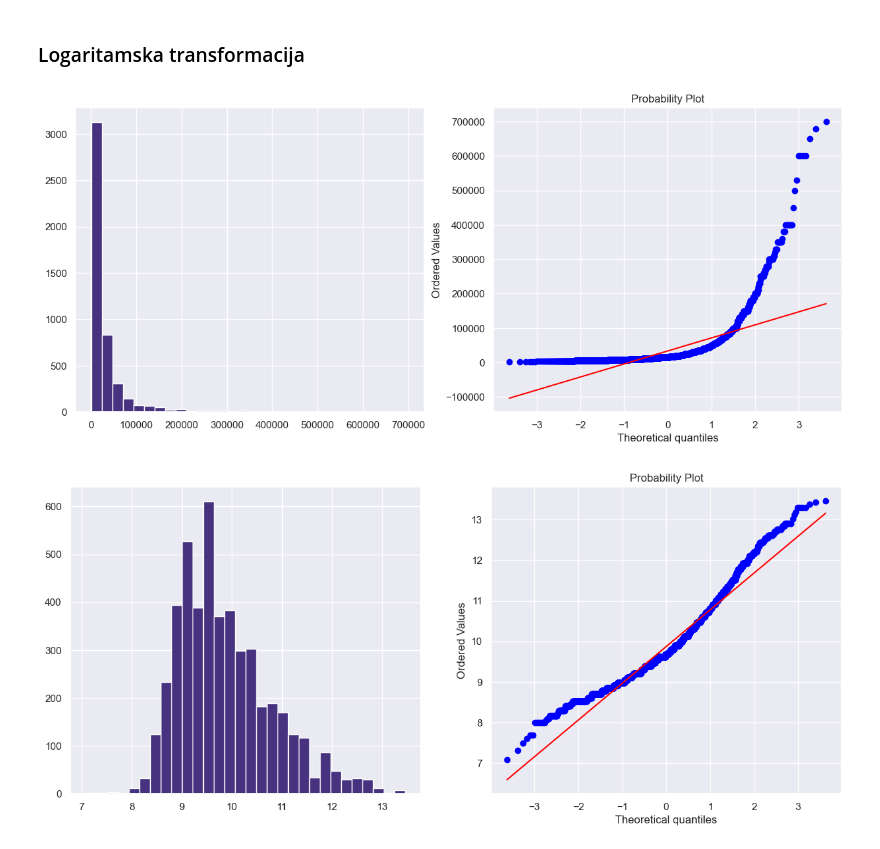
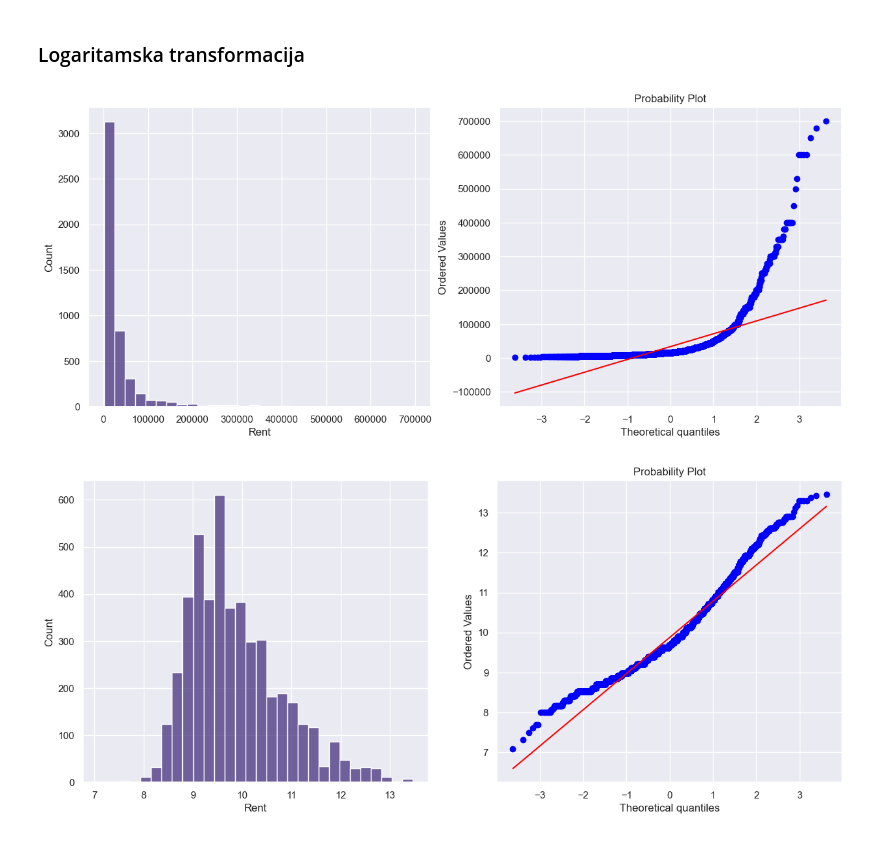
Before and after one commit to matija-speletic/preprocesiranje_seminarski_1, a Jupyter notebook: Transformacija_podataka_prakticni_deo.ipynb, the cells around one changed output. Drawn from its saved outputs; the diff is of its cells as text; code cells hidden in the pictures.

```diff
--- a/Transformacija_podataka_prakticni_deo.ipynb
+++ b/Transformacija_podataka_prakticni_deo.ipynb
@@ -357,24 +356,24 @@ for i, f in enumerate(numerical):
 # %%
 import scipy.stats as stats
 # %%
-def diagnostic_plots(df, variable):
+def diagnostic_plots(series):
     plt.figure(figsize=(15, 6))
     plt.subplot(1, 2, 1)
-    df[variable].hist(bins=30)
+    sns.histplot(series, bins=30)
     plt.subplot(1, 2, 2)
-    stats.probplot(df[variable], dist="norm", plot=plt)
+    stats.probplot(series, dist="norm", plot=plt)
     plt.show()
 # %%
 df_transformed = df.copy()
 # %%
 df_transformed = df_transformed[df_transformed['Rent'] < 800000]
 # %%
-diagnostic_plots(df_transformed, 'Rent')
+diagnostic_plots(df_transformed['Rent'])
 # %% [output]
-[figure, old version]
+[figure, new version]
 # %%
-df_transformed['Rent'] = np.log(df_transformed['Rent']+2)
+rent_log = np.log(df_transformed['Rent']+2)
 
-diagnostic_plots(df_transformed, 'Rent')
+diagnostic_plots(rent_log)
 # %% [output]
-[figure, old version]
+[figure, new version]
```
Also changed, not shown: parts of 15 cells of this notebook.
